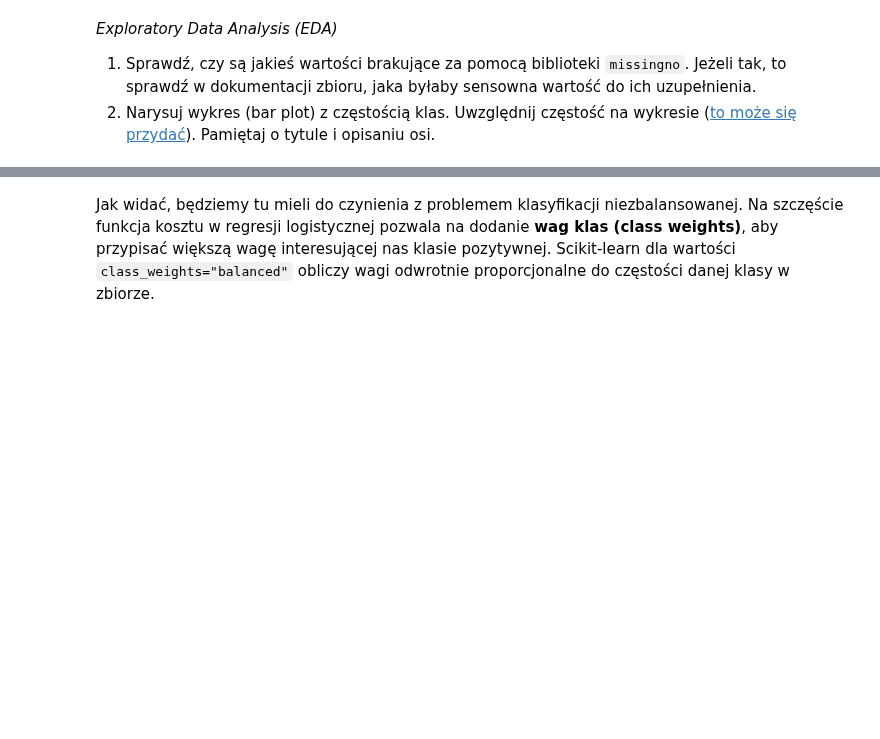
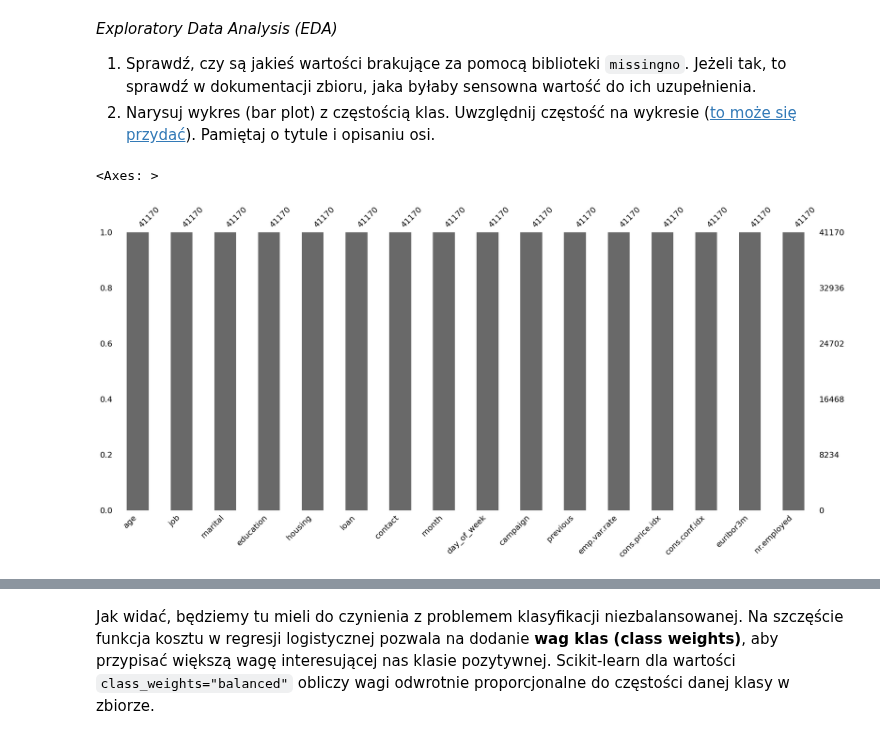
Before and after one commit to apohllo/sztuczna-inteligencja, a Jupyter notebook: lab1/lab_1.ipynb, the cells around one changed output, grey strips where cells are left out. Saved outputs shown, nothing was run; the diff lists cells and outputs as text; code cells hidden in the pictures; blank space fills up the shorter version.

```diff
--- a/lab1/lab_1.ipynb
+++ b/lab1/lab_1.ipynb
@@ -1009,3 +1182,10 @@ y_mapping = {
+# %%
+# your_code
+df = pd.read_csv("bank_marketing_data.csv",sep=";")
+df = df.drop(["default","duration","pdays","poutcome"], axis="columns")
+df = df.loc[df["education"] != "illiterate" , :]
+df = df.replace({"education" : education_mapping, "contact" : contact_mapping,"month" : month_mapping, "day_of_week" : day_of_week_mapping, "y" : y_mapping })
+y =  df.pop("y")
 # %%
 assert 'default' not in df.columns
 assert 'duration' not in df.columns
@@ -1039,3 +1221,7 @@ y = y.astype({"y": np.int64})
 # %%
 # plot missing values
 # your_code
+msno.bar(df)
+# %% [output]
+<Axes: >
+[figure, added]
```
Also changed, not shown: parts of 55 cells of this notebook, 1 other file.
